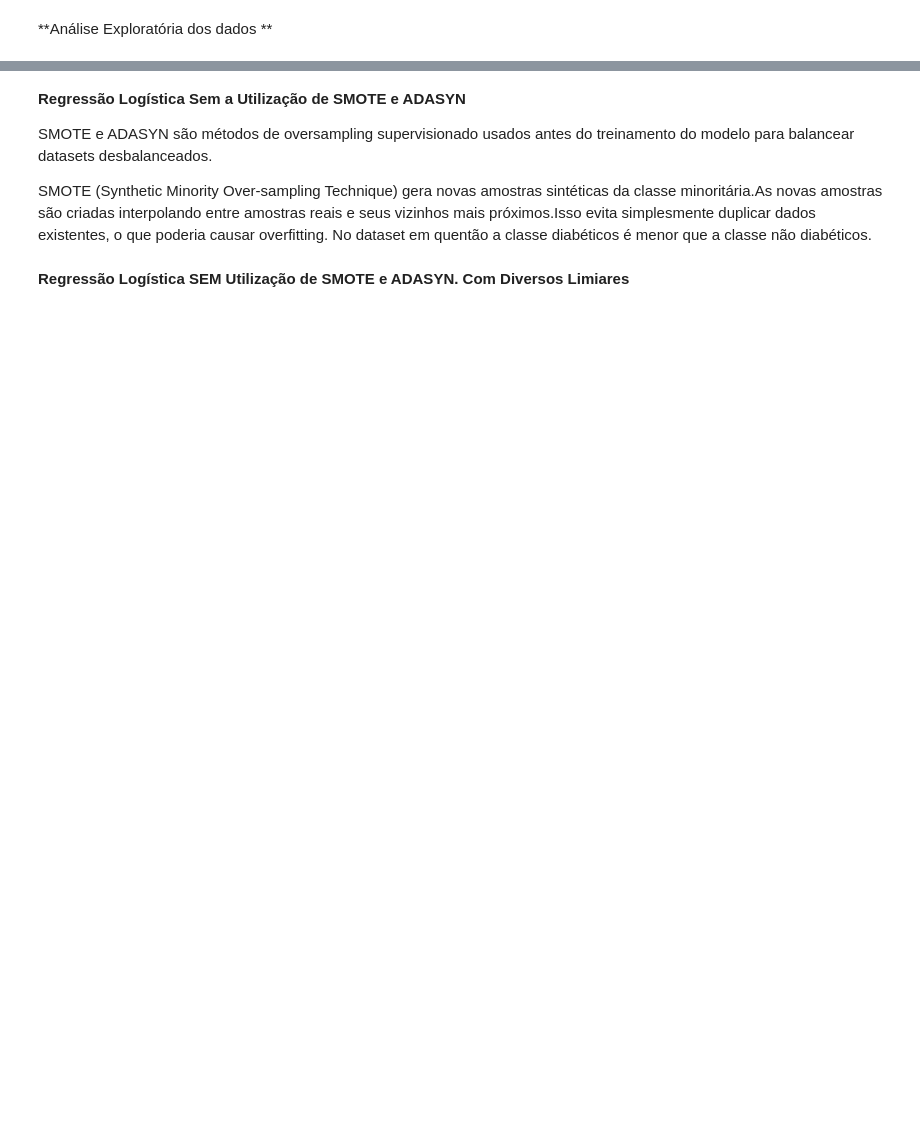
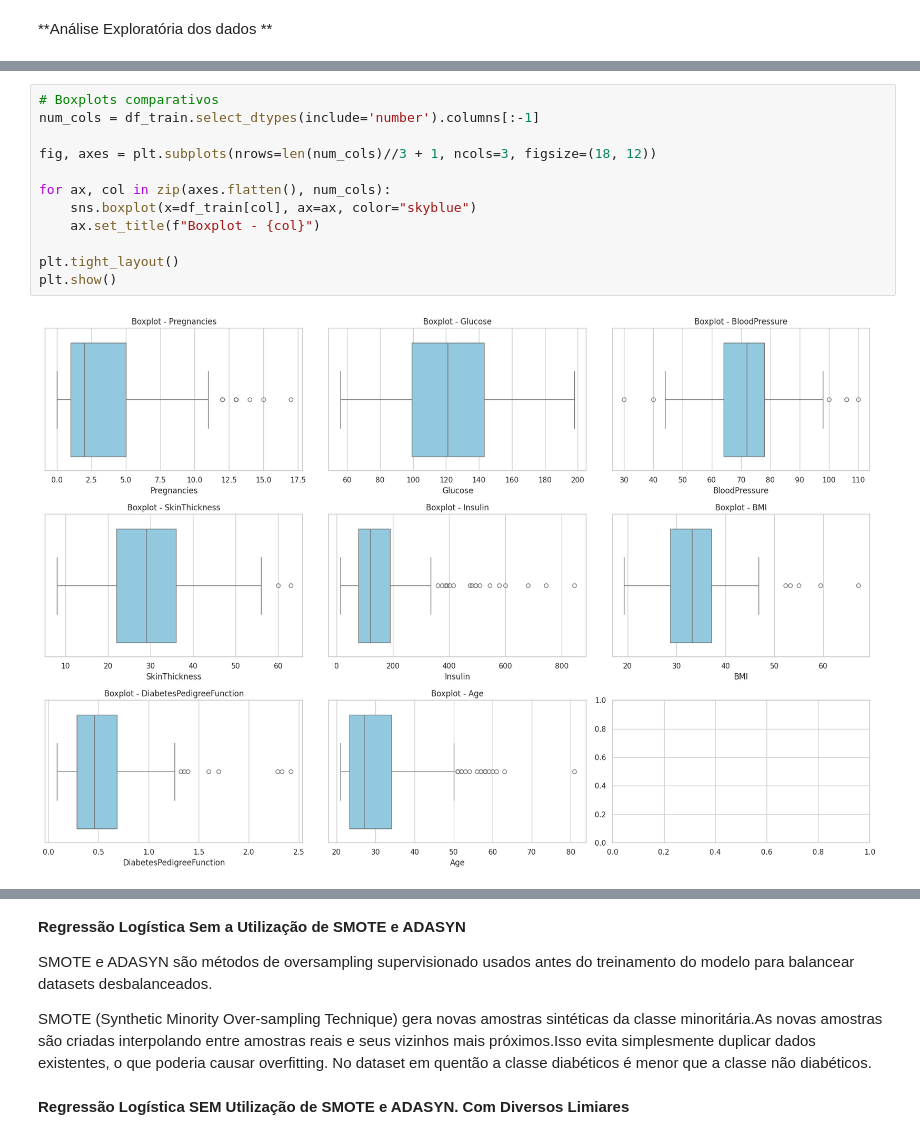
Before and after one commit to pcbrom/perceptron-mlp-cnn, a Jupyter notebook: regressao_logistica.ipynb, the cells around one changed output, grey strips where cells are left out. Saved outputs shown, nothing was run; the diff lists cells and outputs as text; blank space fills up the shorter version.

```diff
--- a/regressao_logistica.ipynb
+++ b/regressao_logistica.ipynb
@@ -81,0 +79,14 @@ for feature in features_to_plot:
+# %%
+# Boxplots comparativos
+num_cols = df_train.select_dtypes(include='number').columns[:-1]
+
+fig, axes = plt.subplots(nrows=len(num_cols)//3 + 1, ncols=3, figsize=(18, 12))
+
+for ax, col in zip(axes.flatten(), num_cols):
+    sns.boxplot(x=df_train[col], ax=ax, color="skyblue")
+    ax.set_title(f"Boxplot - {col}")
+
+plt.tight_layout()
+plt.show()
+# %% [output]
+[figure, added]
```
Also changed, not shown: parts of 22 cells of this notebook.
